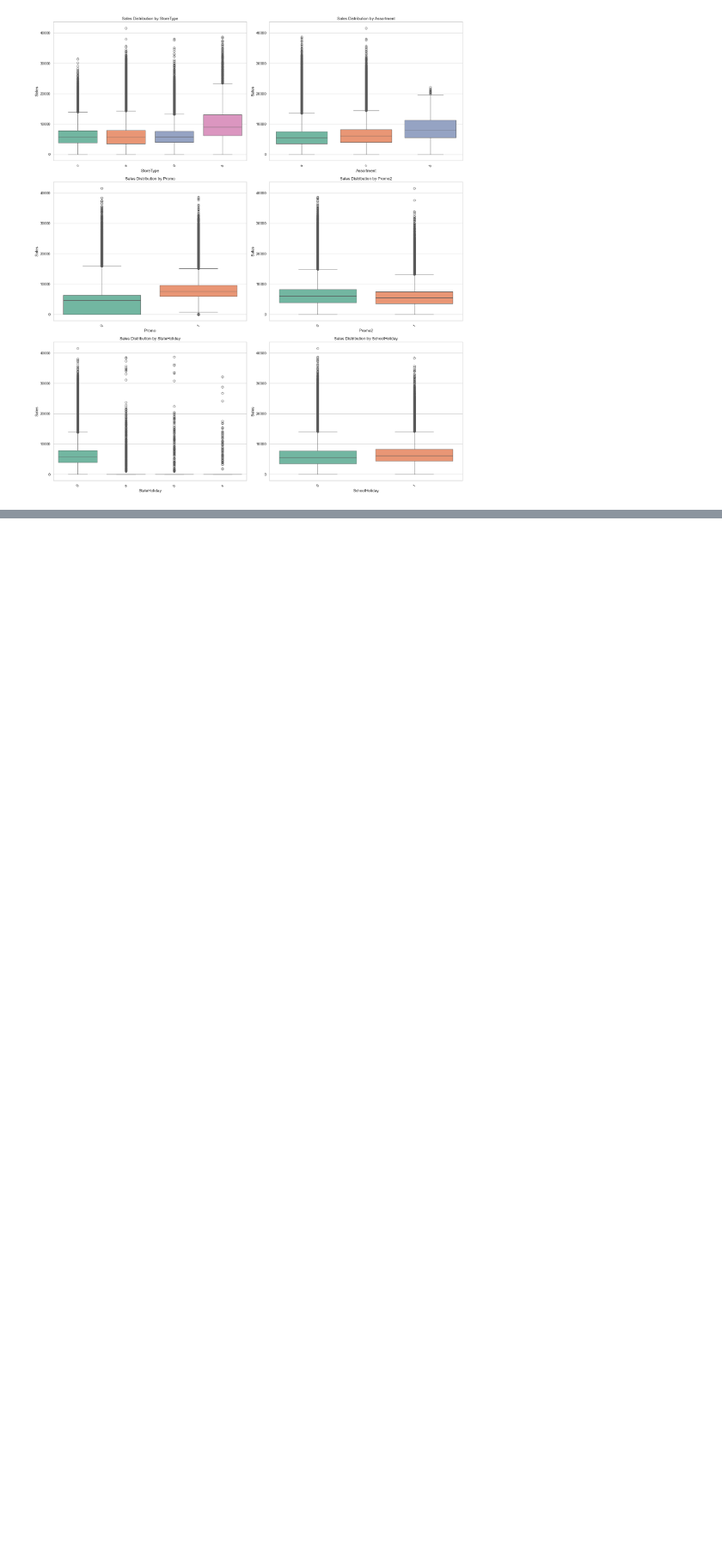
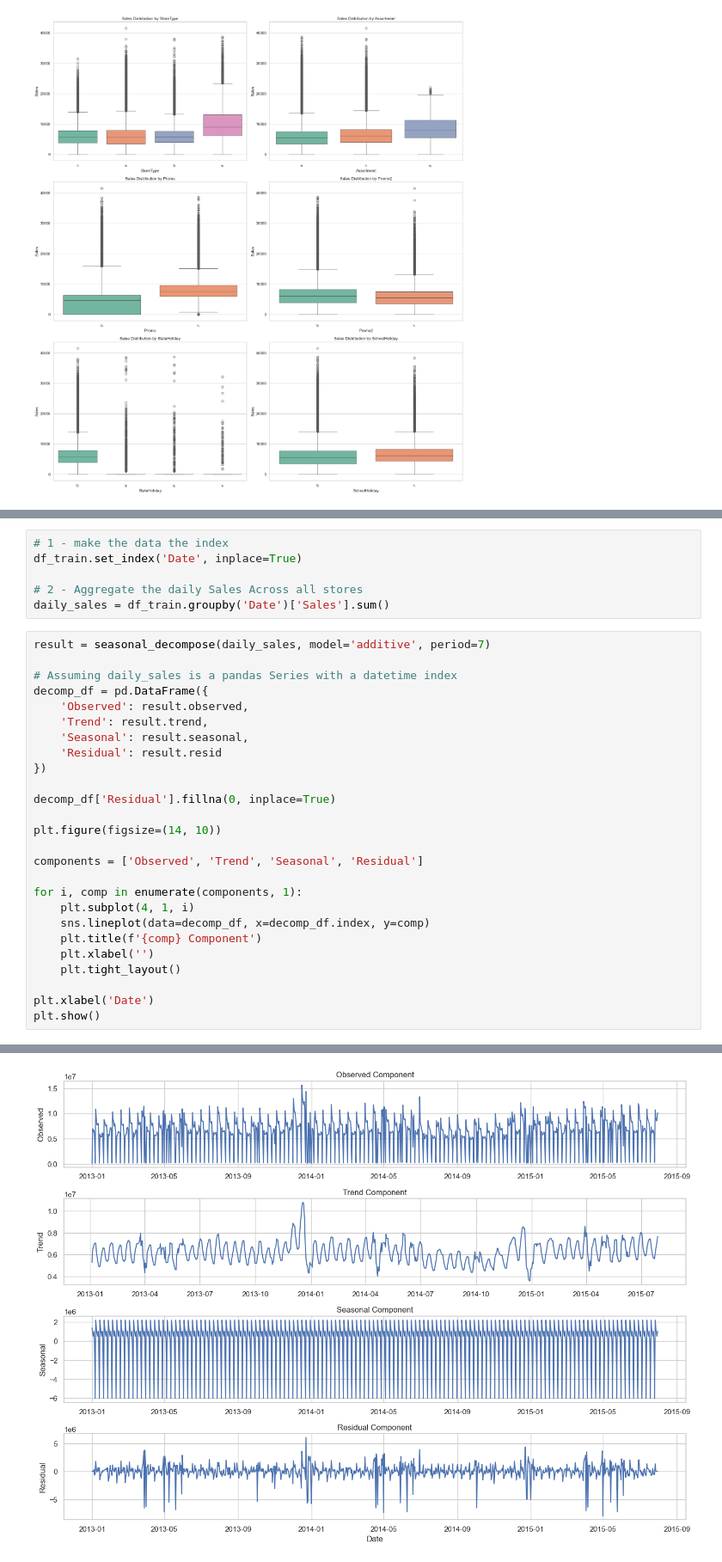
Before and after one commit to ali2yman/Rossman-Store---Time-Series-Analysis-Project, a Jupyter notebook: code.ipynb, the cells around one changed output, grey strips where cells are left out. Shown at 86% size. Saved outputs shown, nothing was run; the diff lists cells and outputs as text; blank space fills up the shorter version.

```diff
--- a/code.ipynb
+++ b/code.ipynb
@@ -336,0 +358,33 @@ plt.show()
+# %%
+# 1 - make the data the index
+df_train.set_index('Date', inplace=True)
+
+# 2 - Aggregate the daily Sales Across all stores
+daily_sales = df_train.groupby('Date')['Sales'].sum()
+# %%
+result = seasonal_decompose(daily_sales, model='additive', period=7)
+
+# Assuming daily_sales is a pandas Series with a datetime index
+decomp_df = pd.DataFrame({
+    'Observed': result.observed,
+    'Trend': result.trend,
+    'Seasonal': result.seasonal,
+    'Residual': result.resid
+})
+
+decomp_df['Residual'].fillna(0, inplace=True)
+
+plt.figure(figsize=(14, 10))
+
+components = ['Observed', 'Trend', 'Seasonal', 'Residual']
+
+for i, comp in enumerate(components, 1):
+    plt.subplot(4, 1, i)
+    sns.lineplot(data=decomp_df, x=decomp_df.index, y=comp)
+    plt.title(f'{comp} Component')
+    plt.xlabel('')
+    plt.tight_layout()
+
+plt.xlabel('Date')
+plt.show()
+# %% [output]
@@ -336,0 +397 @@ plt.show()
+[figure, added]
```
Also changed, not shown: parts of 16 cells of this notebook.
